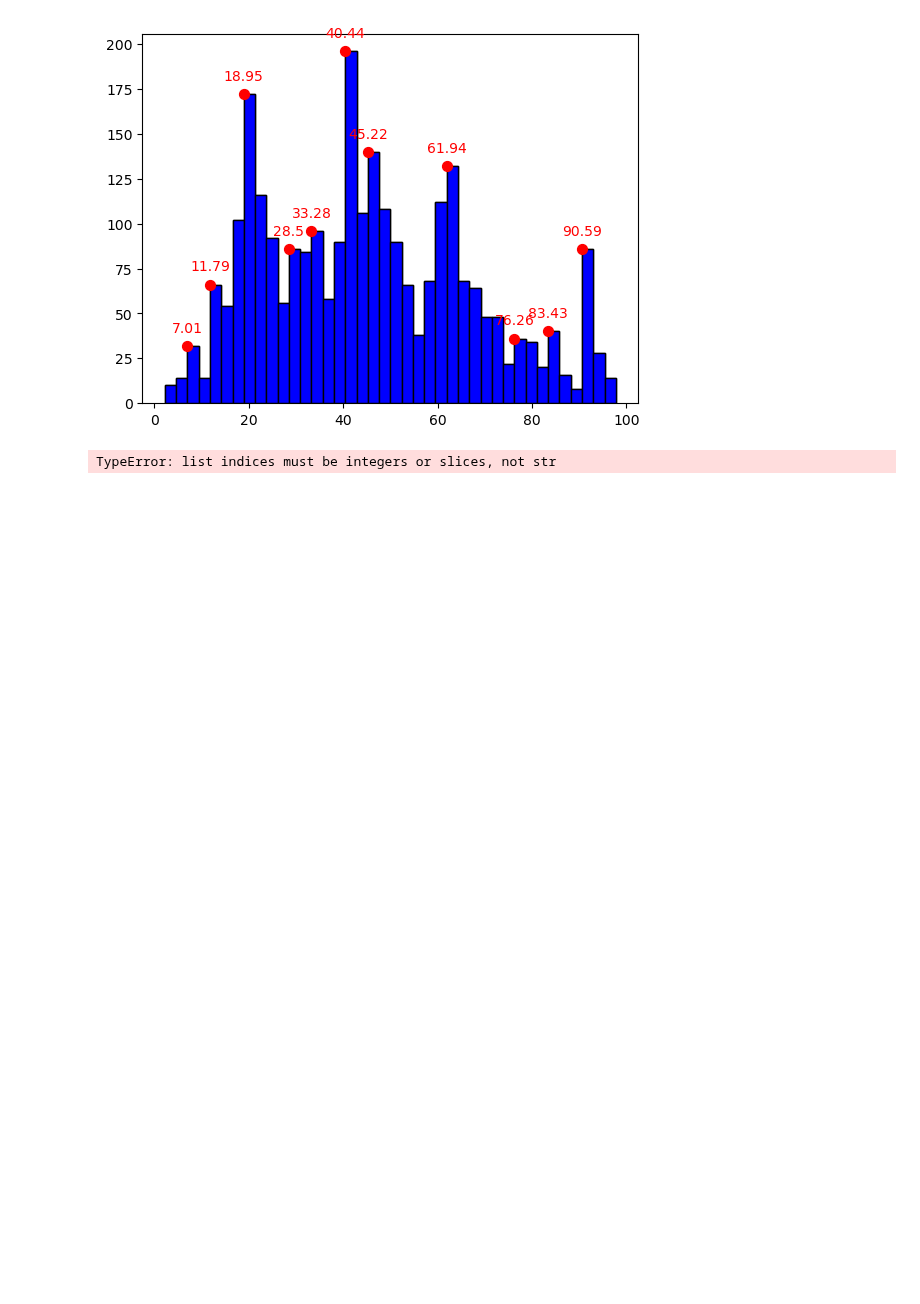
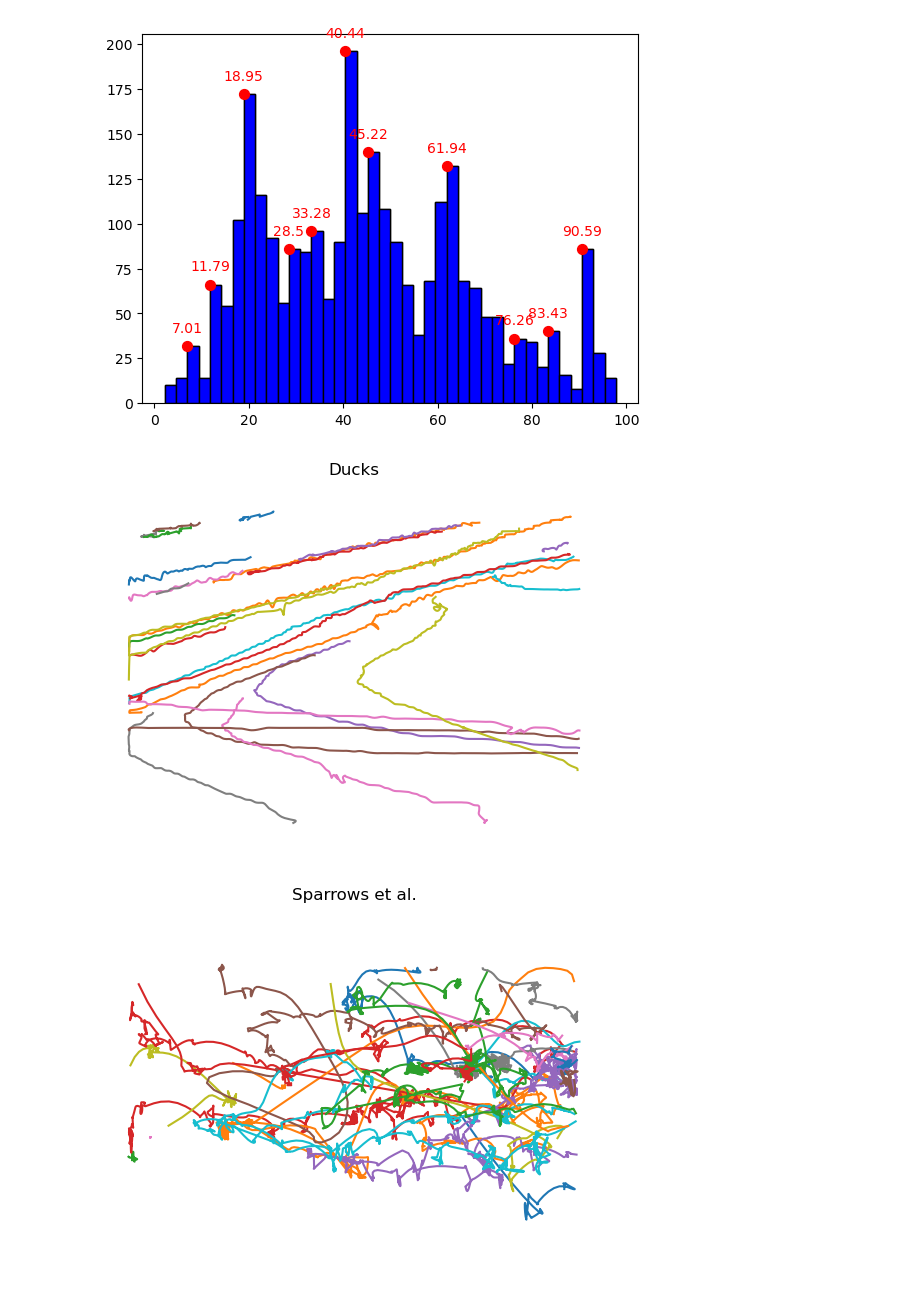
Before and after one commit to BasisResearch/collab-creatures, a Jupyter notebook: docs/central_park_birds_predictors.ipynb, the cells around one changed output. Drawn from its saved outputs; the diff is of its cells as text; code cells hidden in the pictures; blank space fills up the shorter version.

```diff
--- a/docs/central_park_birds_predictors.ipynb
+++ b/docs/central_park_birds_predictors.ipynb
@@ -266,4 +225,27 @@ def trajectory_plot(data, rewards, max_time, xrange = [0, 30], yrange = [0, 30],
-# %%
-trajectory_plot(ducks_obj.birdsDF, [], 800, xrange = [0, 30], yrange = [0, 30], title = "Ducks")
-# %% [output]
-TypeError: list indices must be integers or slices, not str
+# %%
+
+def plot_trajectories_bird(df):
+    # plot the trajectories
+    unique_birds = df['bird'].unique()
+    # new figure
+    plt.figure()
+
+
+    for bird in unique_birds:
+        df_bird = df[df['bird'] == bird]
+        plt.plot(df_bird['x'], df_bird['y'])
+    plt.axis('equal')
+    plt.gca().invert_yaxis()
+    plt.axis('off')
+    return plt
+
+plt = plot_trajectories_bird(ducks_raw)
+plt.title('Ducks')
+plt.savefig('../docs/exported_figures/fig_bird_trajectories_mall.png', dpi=300)
+plt = plot_trajectories_bird(sparrows_raw)
+plt.title('Sparrows et al.')
+plt.savefig('../docs/exported_figures/fig_bird_trajectories_wtsp_tuti.png', dpi=300)
+# reveal axes grids and ticks
+# %% [output]
+[figure, added]
+[figure, added]
```
Also changed, not shown: parts of 5 cells of this notebook.
